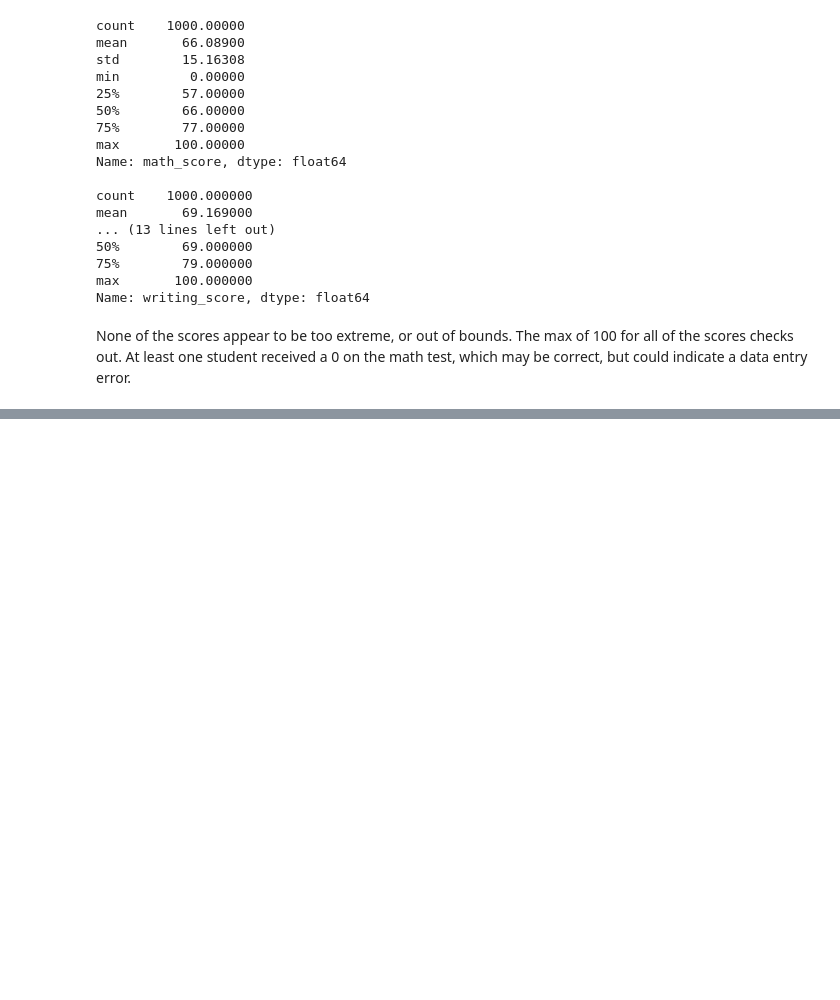
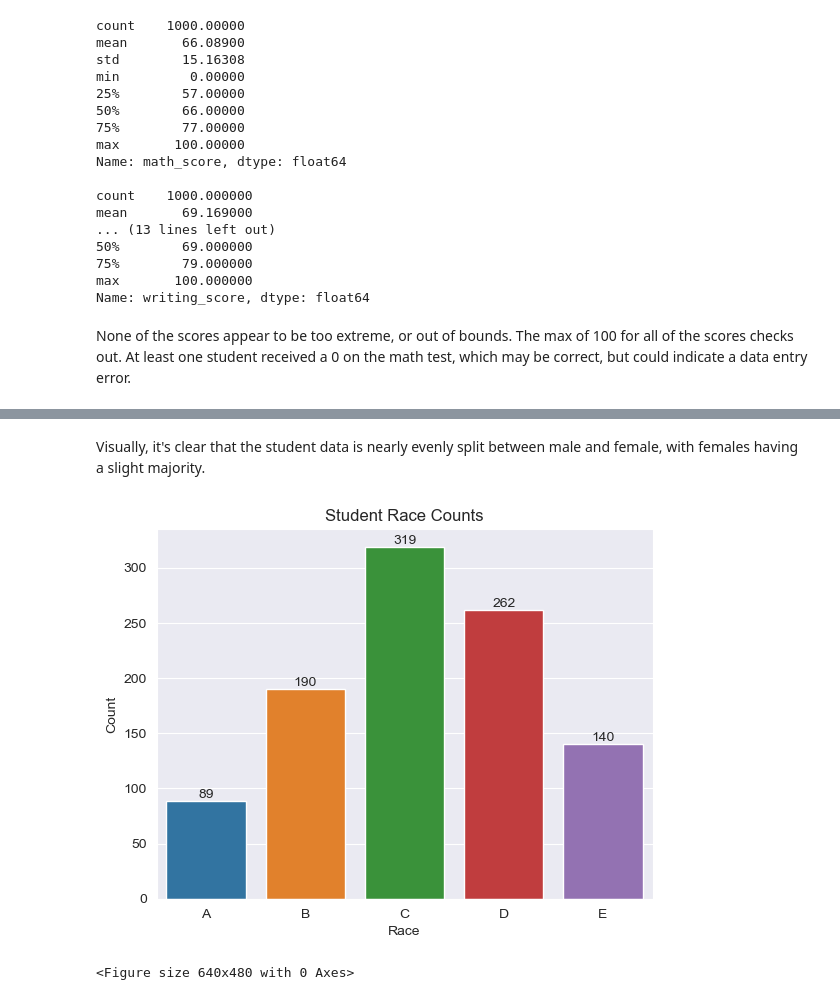
Before and after one commit to ajgafford/Student-Exam-Performance, a Jupyter notebook: Student-Exam-Performance-Analysis.ipynb, the cells around one changed output, grey strips where cells are left out. Saved outputs shown, nothing was run; the diff lists cells and outputs as text; code cells hidden in the pictures; blank space fills up the shorter version.

```diff
--- a/Student-Exam-Performance-Analysis.ipynb
+++ b/Student-Exam-Performance-Analysis.ipynb
@@ -176,0 +209,16 @@ None of the scores appear to be too extreme, or out of bounds. The max of 100 fo
+# %% [markdown]
+Visually, it's clear that the student data is nearly evenly split between male and female, with females having a slight majority.
+# %%
+# create a bar plot to display
+# the numbers of races by group
+
+ax = sns.countplot(x='race', data=df, order=['A', 'B', 'C', 'D', 'E'])
+plt.xlabel('Race')
+plt.ylabel('Count')
+plt.title('Student Race Counts')
+ax.bar_label(ax.containers[0])
+plt.show()
+plt.clf()
+# %% [output]
+[figure, added]
+<Figure size 640x480 with 0 Axes>
```
Also changed, not shown: parts of 9 cells of this notebook.
